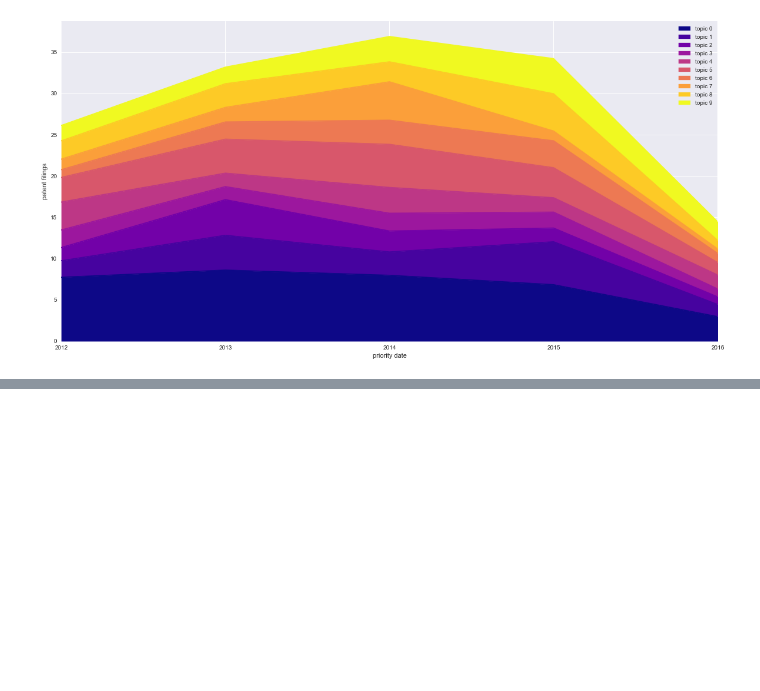
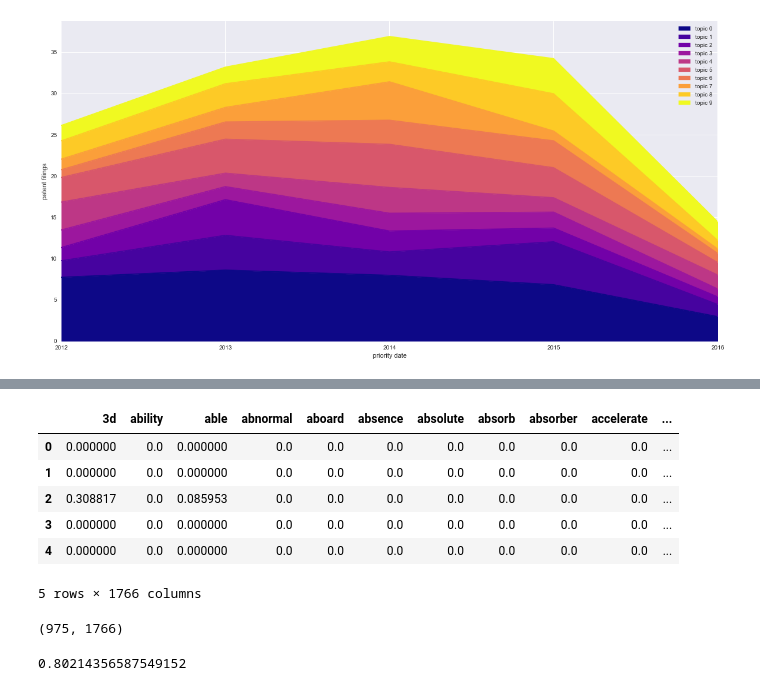
Before and after one commit to sronro/Patent_Topic_Modeling, a Jupyter notebook: Step_5_Identify_Topics.ipynb, the cells around one changed output, grey strips where cells are left out. Cells and saved outputs as stored; diff of their text form; code cells hidden in the pictures; blank space fills up the shorter version.

```diff
--- a/Step_5_Identify_Topics.ipynb
+++ b/Step_5_Identify_Topics.ipynb
@@ -134,0 +170,15 @@ plt.show()
+# %%
+feature_matrix = pd.DataFrame(tfidf_matrix.toarray(), columns=tfidf.get_feature_names())
+feature_matrix.head()
+# %% [output]
+|  | 3d | ability | able | abnormal | aboard | absence | absolute | absorb | absorber | accelerate | ... |
+| 0 | 0.000000 | 0.0 | 0.000000 | 0.0 | 0.0 | 0.0 | 0.0 | 0.0 | 0.0 | 0.0 | ... |
+| 1 | 0.000000 | 0.0 | 0.000000 | 0.0 | 0.0 | 0.0 | 0.0 | 0.0 | 0.0 | 0.0 | ... |
+| 2 | 0.308817 | 0.0 | 0.085953 | 0.0 | 0.0 | 0.0 | 0.0 | 0.0 | 0.0 | 0.0 | ... |
+| 3 | 0.000000 | 0.0 | 0.000000 | 0.0 | 0.0 | 0.0 | 0.0 | 0.0 | 0.0 | 0.0 | ... |
+| 4 | 0.000000 | 0.0 | 0.000000 | 0.0 | 0.0 | 0.0 | 0.0 | 0.0 | 0.0 | 0.0 | ... |
+5 rows × 1766 columns
+# %%
+feature_matrix.shape
+# %% [output]
+(975, 1766)
@@ -134,0 +188,4 @@ plt.show()
+# %%
+np.sum(pca.explained_variance_ratio_)
+# %% [output]
+0.80214356587549152
```
Also changed, not shown: parts of 13 cells of this notebook.
